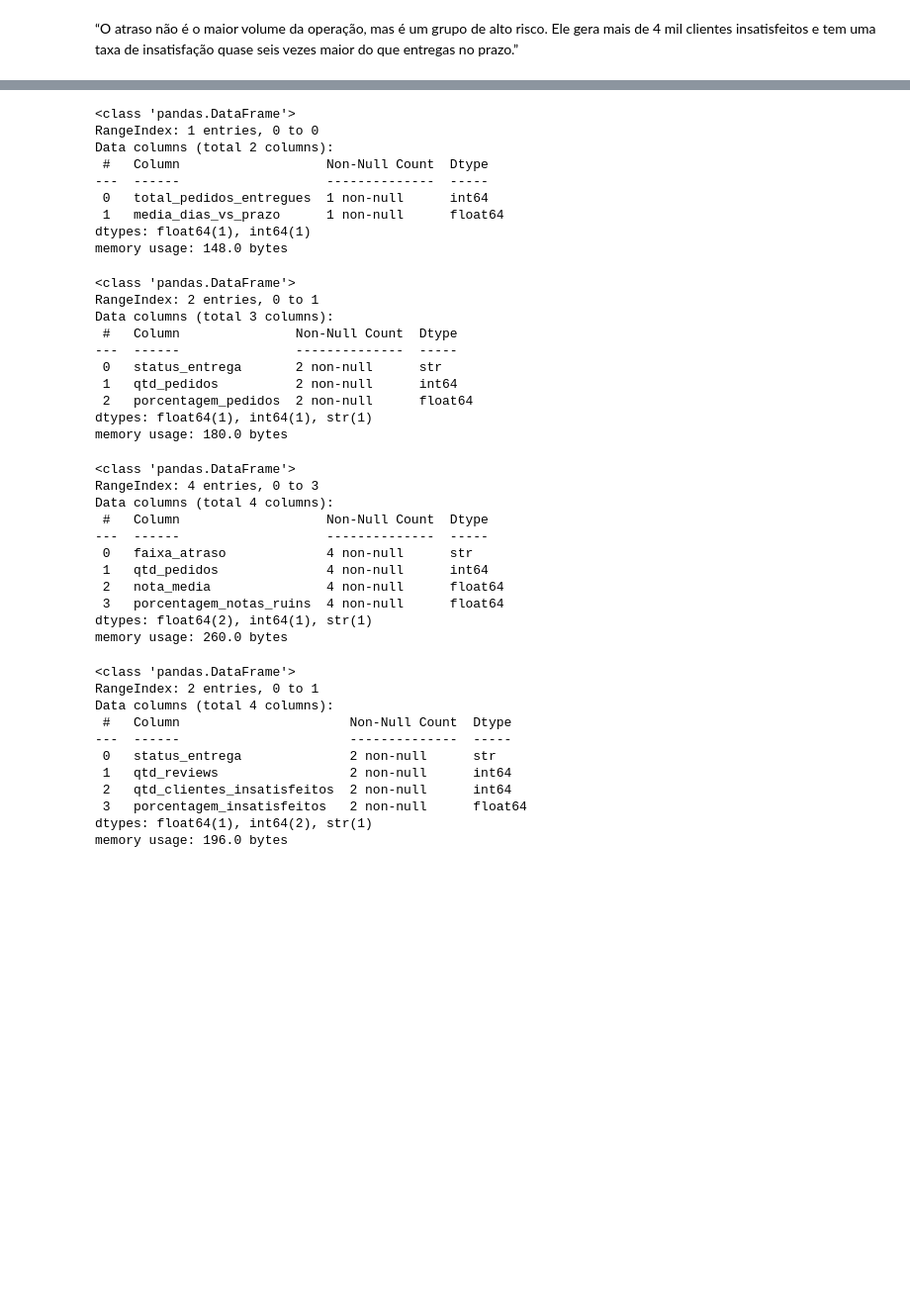
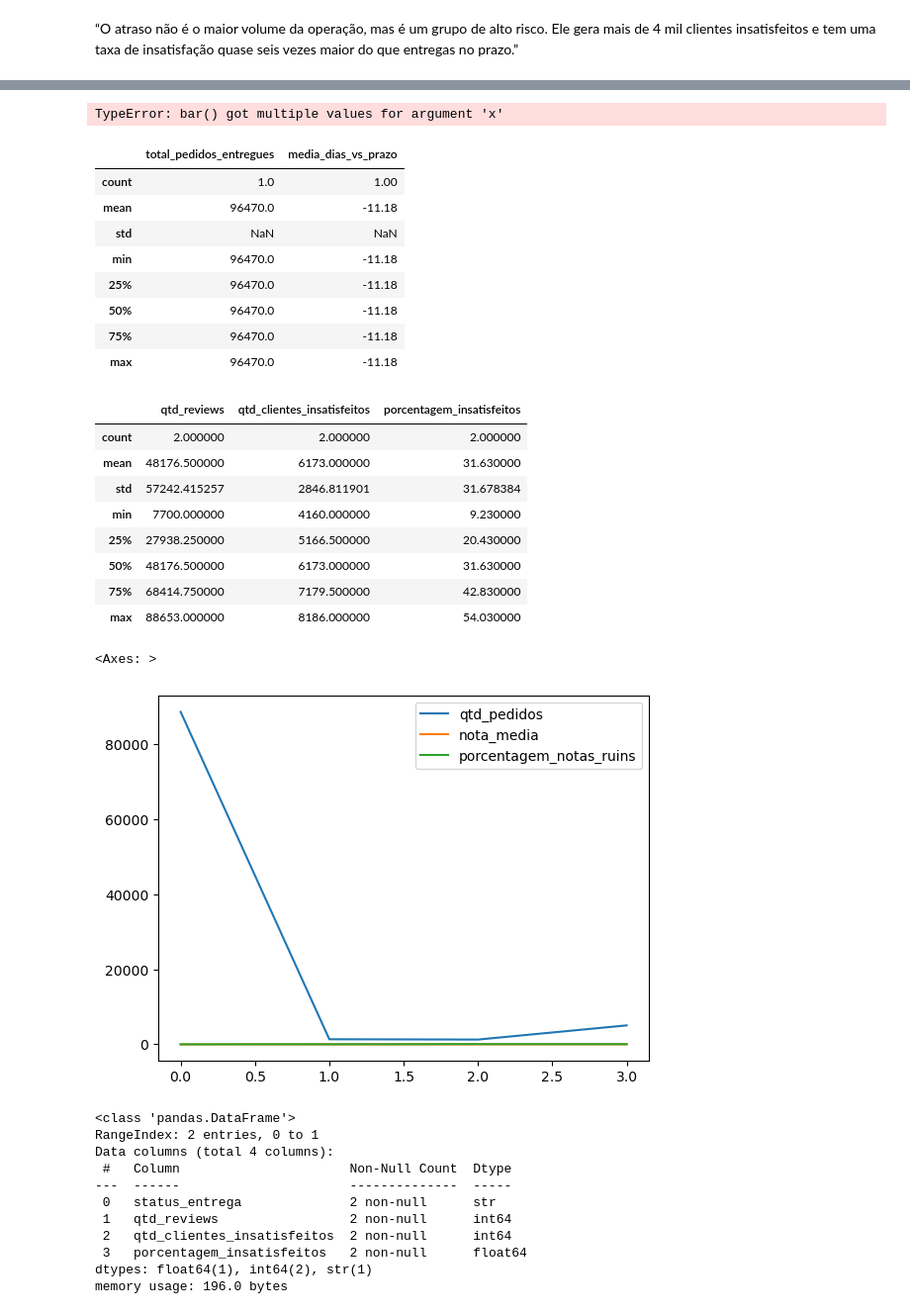
Before and after one commit to PauloViniciusR/SQL, a Jupyter notebook: Storytelling_sql/notebook/analise_base.ipynb, the cells around one changed output, grey strips where cells are left out. Shown at 99% size. Drawn from its saved outputs; the diff is of its cells as text; code cells hidden in the pictures; blank space fills up the shorter version.

```diff
--- a/Storytelling_sql/notebook/analise_base.ipynb
+++ b/Storytelling_sql/notebook/analise_base.ipynb
@@ -162,42 +239,44 @@ status_reviews = executa_consulta('SELECT CASE \
+# %%
+import matplotlib.pyplot as plt
+
+plt.bar(
+    categoria_atraso.head(10),
+    x='categoria',
+    y='pct_atraso',
+    text='pct_atraso',
+    title='Categorias com maior percentual de entregas atrasadas'
+)
+# %% [output]
+TypeError: bar() got multiple values for argument 'x'
 # %%
-total_pedidos.info()
+total_pedidos.describe()
 # %% [output]
-<class 'pandas.DataFrame'>
-RangeIndex: 1 entries, 0 to 0
-Data columns (total 2 columns):
- #   Column                   Non-Null Count  Dtype
----  ------                   --------------  -----
- 0   total_pedidos_entregues  1 non-null      int64
- 1   media_dias_vs_prazo      1 non-null      float64
-dtypes: float64(1), int64(1)
-memory usage: 148.0 bytes
+|  | total_pedidos_entregues | media_dias_vs_prazo |
+| count | 1.0 | 1.00 |
+| mean | 96470.0 | -11.18 |
+| std | NaN | NaN |
+| min | 96470.0 | -11.18 |
+| 25% | 96470.0 | -11.18 |
+| 50% | 96470.0 | -11.18 |
+| 75% | 96470.0 | -11.18 |
+| max | 96470.0 | -11.18 |
 # %%
-status_entrega.info()
+status_entrega.describe()
 # %% [output]
-<class 'pandas.DataFrame'>
-RangeIndex: 2 entries, 0 to 1
-Data columns (total 3 columns):
- #   Column               Non-Null Count  Dtype
----  ------               --------------  -----
- 0   status_entrega       2 non-null      str
- 1   qtd_pedidos          2 non-null      int64
- 2   porcentagem_pedidos  2 non-null      float64
-dtypes: float64(1), int64(1), str(1)
-memory usage: 180.0 bytes
+|  | qtd_reviews | qtd_clientes_insatisfeitos | porcentagem_insatisfeitos |
+| count | 2.000000 | 2.000000 | 2.000000 |
+| mean | 48176.500000 | 6173.000000 | 31.630000 |
+| std | 57242.415257 | 2846.811901 | 31.678384 |
+| min | 7700.000000 | 4160.000000 | 9.230000 |
+| 25% | 27938.250000 | 5166.500000 | 20.430000 |
+| 50% | 48176.500000 | 6173.000000 | 31.630000 |
+| 75% | 68414.750000 | 7179.500000 | 42.830000 |
+| max | 88653.000000 | 8186.000000 | 54.030000 |
 # %%
-faixa_atraso.info()
+faixa_atraso.plot()
 # %% [output]
-<class 'pandas.DataFrame'>
-RangeIndex: 4 entries, 0 to 3
-Data columns (total 4 columns):
- #   Column                   Non-Null Count  Dtype
----  ------                   --------------  -----
- 0   faixa_atraso             4 non-null      str
- 1   qtd_pedidos              4 non-null      int64
- 2   nota_media               4 non-null      float64
- 3   porcentagem_notas_ruins  4 non-null      float64
-dtypes: float64(2), int64(1), str(1)
-memory usage: 260.0 bytes
+<Axes: >
+[figure, added]
 # %%
 status_reviews.info()
 # %% [output]
```
Also changed, not shown: parts of 3 cells of this notebook.
